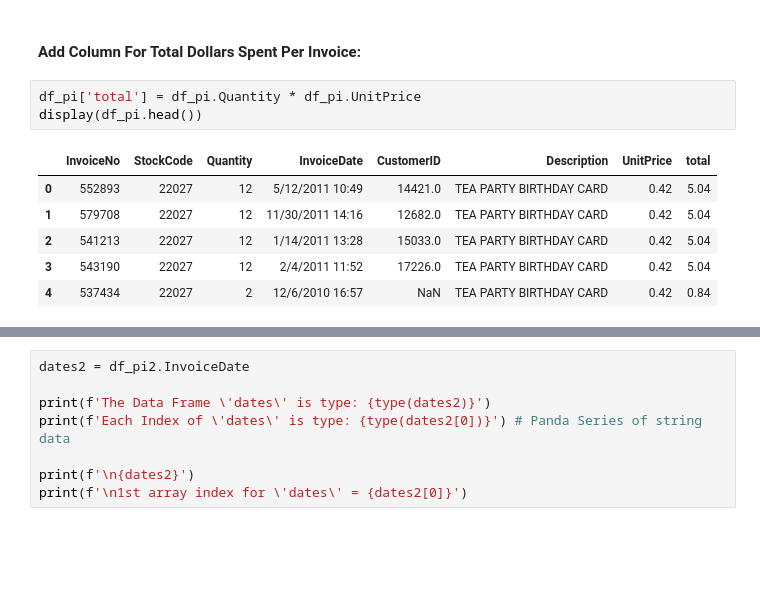
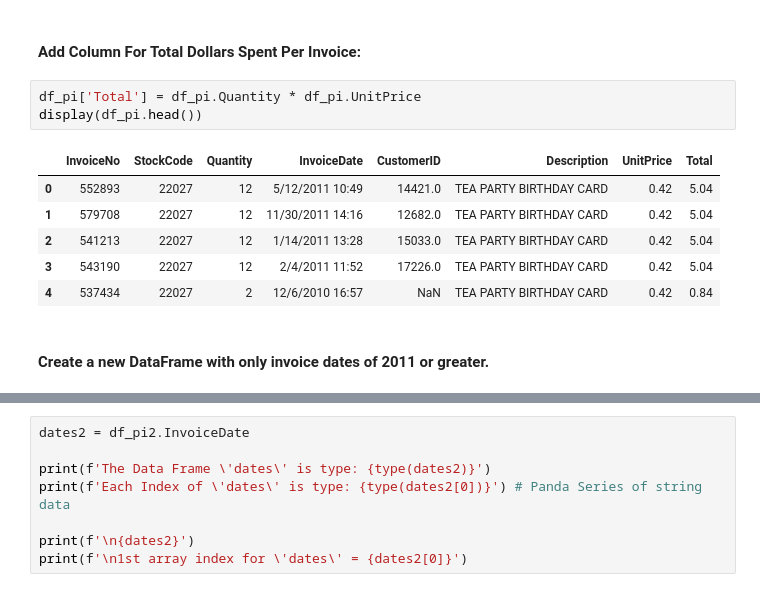
Before and after one commit to ADolbyB/data-science-python, a Jupyter notebook: 07_CaseStudy2/07_CaseStudy2.ipynb, the cells around one changed output, grey strips where cells are left out. Saved outputs shown, nothing was run; the diff lists cells and outputs as text; blank space fills up the shorter version.

```diff
--- a/07_CaseStudy2/07_CaseStudy2.ipynb
+++ b/07_CaseStudy2/07_CaseStudy2.ipynb
@@ -465,15 +481,17 @@ display(df_pi)
 # %% [markdown]
 #### Add Column For Total Dollars Spent Per Invoice:
 # %%
-df_pi['total'] = df_pi.Quantity * df_pi.UnitPrice
+df_pi['Total'] = df_pi.Quantity * df_pi.UnitPrice
 display(df_pi.head())
 # %% [output]
-|  | InvoiceNo | StockCode | Quantity | InvoiceDate | CustomerID | Description | UnitPrice | total |
+|  | InvoiceNo | StockCode | Quantity | InvoiceDate | CustomerID | Description | UnitPrice | Total |
 | 0 | 552893 | 22027 | 12 | 5/12/2011 10:49 | 14421.0 | TEA PARTY BIRTHDAY CARD | 0.42 | 5.04 |
 | 1 | 579708 | 22027 | 12 | 11/30/2011 14:16 | 12682.0 | TEA PARTY BIRTHDAY CARD | 0.42 | 5.04 |
 | 2 | 541213 | 22027 | 12 | 1/14/2011 13:28 | 15033.0 | TEA PARTY BIRTHDAY CARD | 0.42 | 5.04 |
 | 3 | 543190 | 22027 | 12 | 2/4/2011 11:52 | 17226.0 | TEA PARTY BIRTHDAY CARD | 0.42 | 5.04 |
 | 4 | 537434 | 22027 | 2 | 12/6/2010 16:57 | NaN | TEA PARTY BIRTHDAY CARD | 0.42 | 0.84 |
+# %% [markdown]
+#### Create a new DataFrame with only invoice dates of 2011 or greater.
 # %%
 df_pi2 = df_pi[df_pi.InvoiceDate >= '2011']
 display(df_pi2)
```
Also changed, not shown: parts of 47 cells of this notebook.
